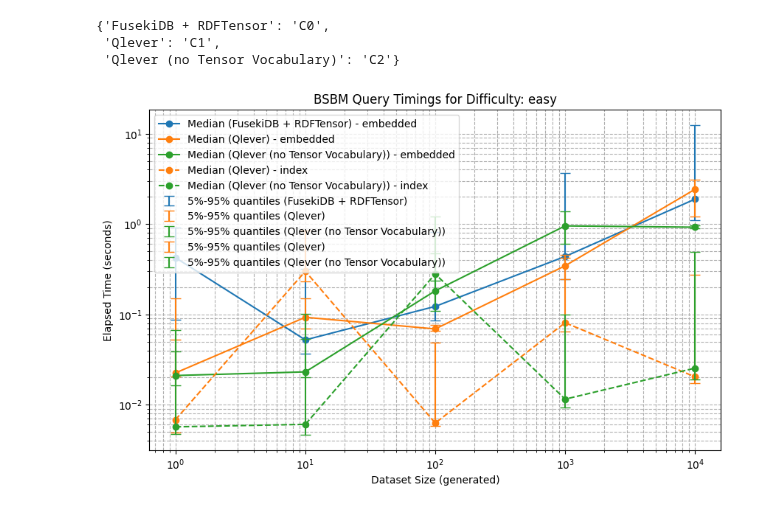
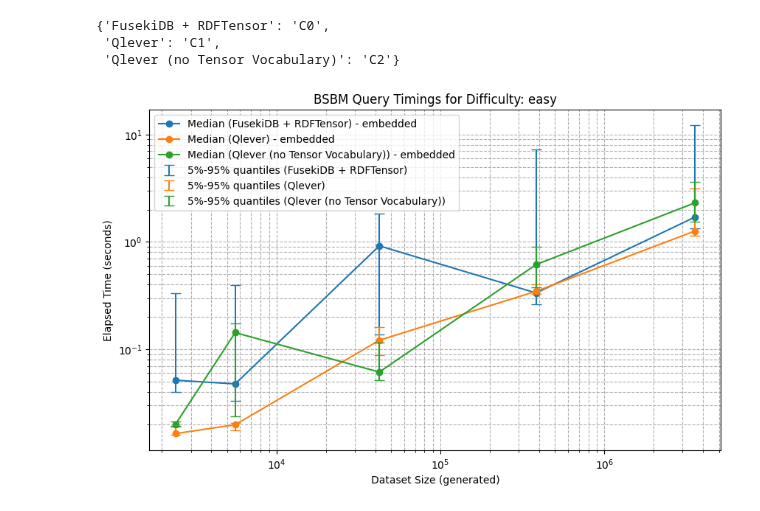
Before and after one commit to Dakantz/Dense-KG-Vector-DB, a Jupyter notebook: benchmarks/run_bdsdm_timings_native.ipynb, the cells around one changed output. Cells and saved outputs as stored; diff of their text form; code cells hidden in the pictures.

```diff
--- a/benchmarks/run_bdsdm_timings_native.ipynb
+++ b/benchmarks/run_bdsdm_timings_native.ipynb
@@ -154,7 +154,7 @@ os.getcwd()
 # %%
 import time
 
-with db:
+with db_no_tensor_idx as db:
     timings = []
     for _ in tqdm.tqdm(range(10)):
         start_time = time.time()
@@ -576,7 +491,7 @@ import matplotlib.pyplot as plt
 
 # plot the timings as double-log plot with error bars for the 5% and 95% quantiles
 def plot_timings(ax, df, engine, difficulty, relevant_measure="elapsed_time"):
-    groupings = df.groupby(["estimated_size", "engine", "difficulty", "query_type"])[
+    groupings = df.groupby(["size", "engine", "difficulty", "query_type"])[
         relevant_measure
     ]
     quantiles = [0.05, 0.95]
@@ -599,7 +514,7 @@ def plot_timings(ax, df, engine, difficulty, relevant_measure="elapsed_time"):
             # index are dashed, embedded are solid
             linestyle = "--" if query_type == QUERY_TYPE.INDEX else "-"
             ax.plot(
-                engine_median["estimated_size"],
+                engine_median["size"],
                 engine_median[relevant_measure],
                 "o-",
                 linestyle=linestyle,
@@ -607,37 +522,37 @@ def plot_timings(ax, df, engine, difficulty, relevant_measure="elapsed_time"):
                 color=colors[engine],
             )
             ax.errorbar(
-                engine_median["estimated_size"],
+                engine_median["size"],
                 engine_median[relevant_measure],
                 yerr=[
                     engine_median[relevant_measure] - engine_quantiles[0.05],
                     engine_quantiles[0.95] - engine_median[relevant_measure],
                 ],
                 barsabove=True,
                 capsize=5,
                 fmt="none",
                 label=f"5%-95% quantiles ({engine})",
                 color=colors[engine],
             )
 
 
 fig, axes = plt.subplots(len(difficulties), 1, figsize=(10, 6 * len(difficulties)))
 for i, difficulty in enumerate(difficulties):
     ax = axes[i] if len(difficulties) > 1 else axes
     # set the subtitle to the difficulty
 
     plot_timings(ax, timings_df, engines, difficulty)
     ax.set_xscale("log")
     ax.set_yscale("log")
     ax.set_xlabel("Dataset Size (generated)")
     ax.set_ylabel("Elapsed Time (seconds)")
     ax.set_title(f"BSBM Query Timings for Difficulty: {difficulty}")
     ax.legend()
     ax.grid(True, which="both", ls="--")
 plt.savefig("./scratch/bsbm_timings.png")
 plt.show()
 # %% [output]
-[figure, old version]
+[figure, new version]
 # %%
 stats_df
 # %% [output]
```
Also changed, not shown: parts of 12 cells of this notebook, 9 other files.
